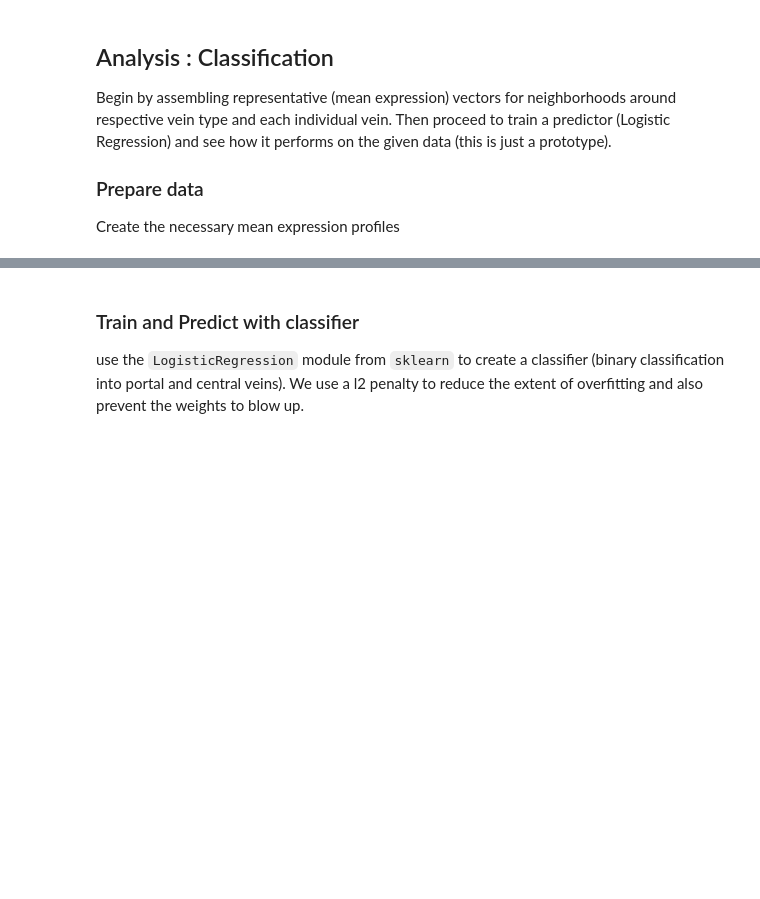
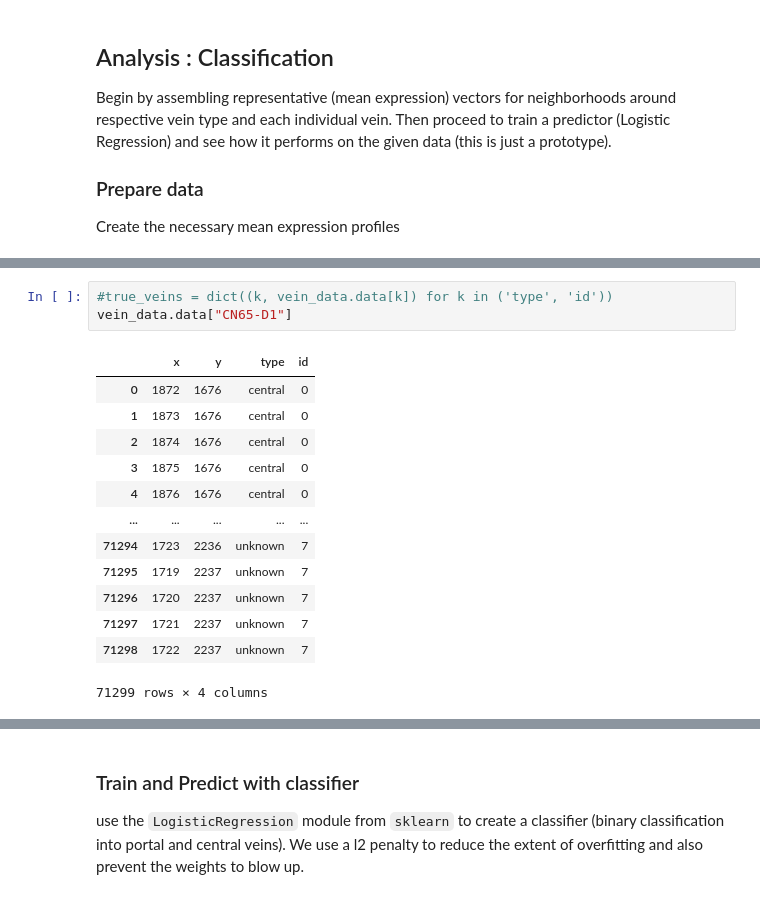
Before and after one commit to almaan/ST-mLiver, a Jupyter notebook: scripts/vein-analysis.ipynb, the cells around one changed output, grey strips where cells are left out. Saved outputs shown, nothing was run; the diff lists cells and outputs as text; blank space fills up the shorter version.

```diff
--- a/scripts/vein-analysis.ipynb
+++ b/scripts/vein-analysis.ipynb
@@ -443,0 +436,17 @@ model = Model(vein_data,
+# %%
+#true_veins = dict((k, vein_data.data[k]) for k in ('type', 'id'))
+vein_data.data["CN65-D1"]
+# %% [output]
+|  | x | y | type | id |
+| 0 | 1872 | 1676 | central | 0 |
+| 1 | 1873 | 1676 | central | 0 |
+| 2 | 1874 | 1676 | central | 0 |
+| 3 | 1875 | 1676 | central | 0 |
+| 4 | 1876 | 1676 | central | 0 |
+| ... | ... | ... | ... | ... |
+| 71294 | 1723 | 2236 | unknown | 7 |
+| 71295 | 1719 | 2237 | unknown | 7 |
+| 71296 | 1720 | 2237 | unknown | 7 |
+| 71297 | 1721 | 2237 | unknown | 7 |
+| 71298 | 1722 | 2237 | unknown | 7 |
+71299 rows × 4 columns
```
Also changed, not shown: parts of 21 cells of this notebook.
